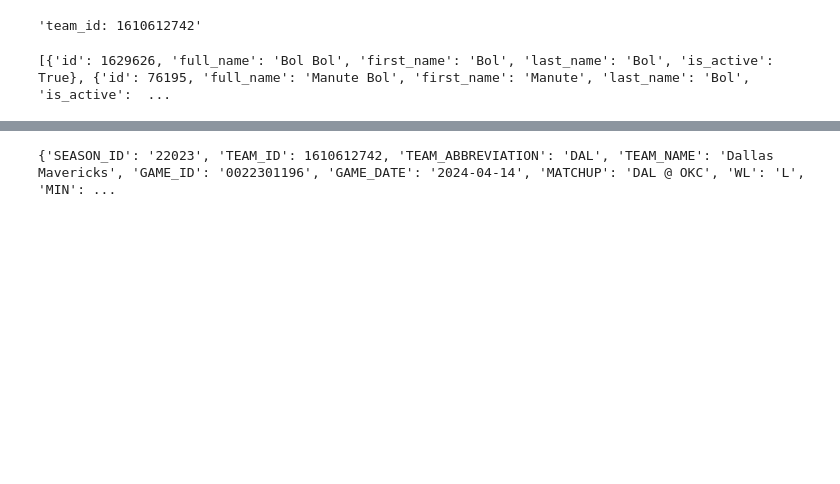
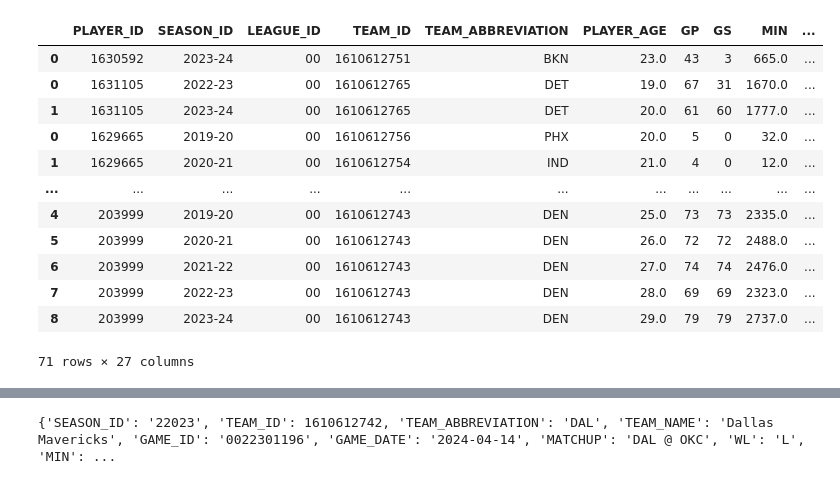
Before and after one commit to WesLode/ball, a Jupyter notebook: ball_data_export.ipynb, the cells around one changed output, grey strips where cells are left out. Cells and saved outputs as stored; diff of their text form; code cells hidden in the pictures; blank space fills up the shorter version.

```diff
--- a/ball_data_export.ipynb
+++ b/ball_data_export.ipynb
@@ -40,7 +27,3 @@ team_select
-# %%
-f'team_id: {team_select["id"]}'
-# %% [output]
-'team_id: 1610612742'
 # %%
 # export player to file
 all_player_list = players.get_players()
@@ -55,6 +41,6 @@ for i in all_player_list:
 # %%
 # Search for player with name
-player_name = "Bol"
+player_name = "Jalen"
 player_result = []
 for i in all_player_list:
     if i['first_name'] == player_name:
@@ -62,10 +48,35 @@ for i in all_player_list:
     elif i['last_name'] == player_name:
         player_result.append(i)
 
-# print(player_result)
+for i in player_result:
+    player_list.append(i['id'])
-# %% [output]
-[{'id': 1629626, 'full_name': 'Bol Bol', 'first_name': 'Bol', 'last_name': 'Bol', 'is_active': True}, {'id': 76195, 'full_name': 'Manute Bol', 'first_name': 'Manute', 'last_name': 'Bol', 'is_active':  ...
 # %%
-# Nikola Jokić
-career = playercareerstats.PlayerCareerStats(player_id='203999')
+# Get player career stats
+
+# Check for duplication
+player_list = list(set(player_list))
+
+total_df = []
+for i in player_list:
+    player_career = playercareerstats.PlayerCareerStats(player_id =  str(i))
+    career_df = player_career.get_data_frames()[0]
+    total_df.append(career_df)
+
+combineCareer = pd.concat(total_df)
+
+combineCareer
+# %% [output]
+|  | PLAYER_ID | SEASON_ID | LEAGUE_ID | TEAM_ID | TEAM_ABBREVIATION | PLAYER_AGE | GP | GS | MIN | ... |
+| 0 | 1630592 | 2023-24 | 00 | 1610612751 | BKN | 23.0 | 43 | 3 | 665.0 | ... |
+| 0 | 1631105 | 2022-23 | 00 | 1610612765 | DET | 19.0 | 67 | 31 | 1670.0 | ... |
+| 1 | 1631105 | 2023-24 | 00 | 1610612765 | DET | 20.0 | 61 | 60 | 1777.0 | ... |
+| 0 | 1629665 | 2019-20 | 00 | 1610612756 | PHX | 20.0 | 5 | 0 | 32.0 | ... |
+| 1 | 1629665 | 2020-21 | 00 | 1610612754 | IND | 21.0 | 4 | 0 | 12.0 | ... |
+| ... | ... | ... | ... | ... | ... | ... | ... | ... | ... | ... |
+| 4 | 203999 | 2019-20 | 00 | 1610612743 | DEN | 25.0 | 73 | 73 | 2335.0 | ... |
+| 5 | 203999 | 2020-21 | 00 | 1610612743 | DEN | 26.0 | 72 | 72 | 2488.0 | ... |
+| 6 | 203999 | 2021-22 | 00 | 1610612743 | DEN | 27.0 | 74 | 74 | 2476.0 | ... |
+| 7 | 203999 | 2022-23 | 00 | 1610612743 | DEN | 28.0 | 69 | 69 | 2323.0 | ... |
+| 8 | 203999 | 2023-24 | 00 | 1610612743 | DEN | 29.0 | 79 | 79 | 2737.0 | ... |
+71 rows × 27 columns
 # %%
```
Also changed, not shown: parts of 7 cells of this notebook, 2 other files.
